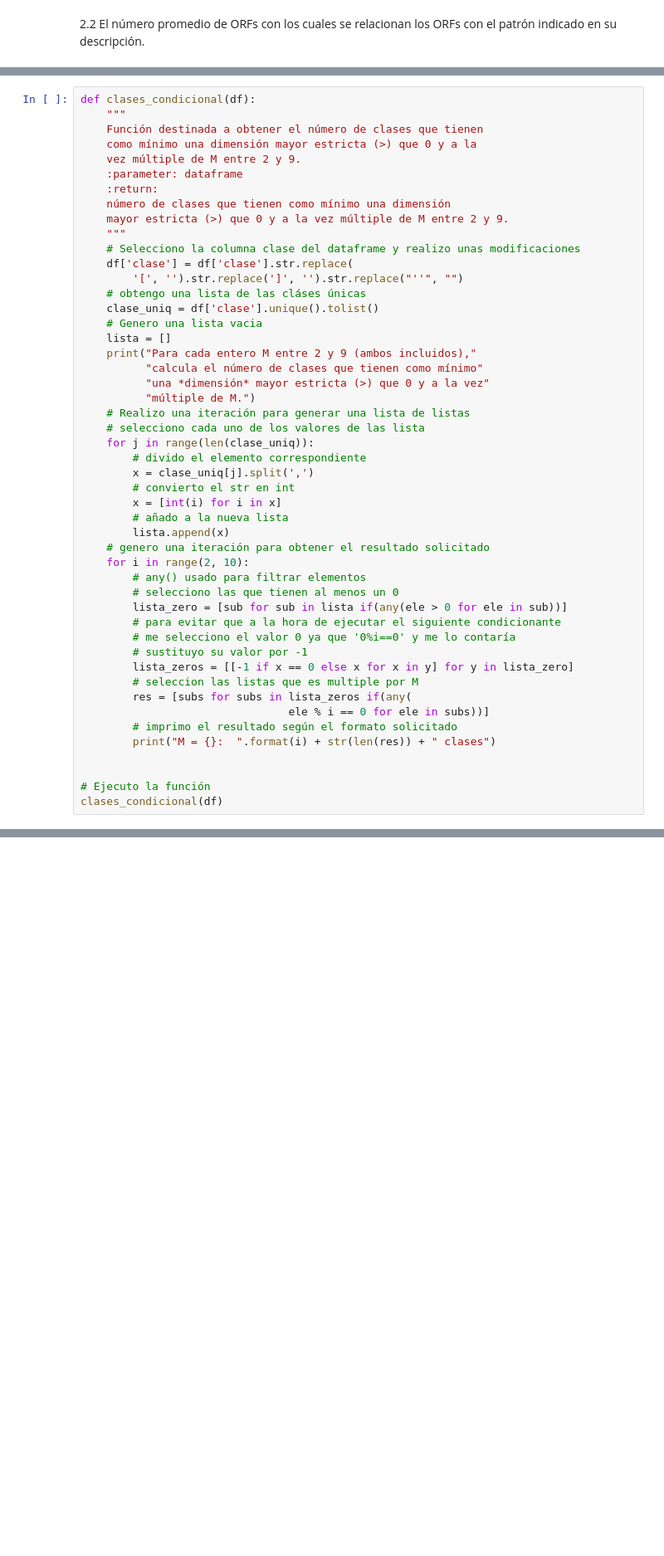
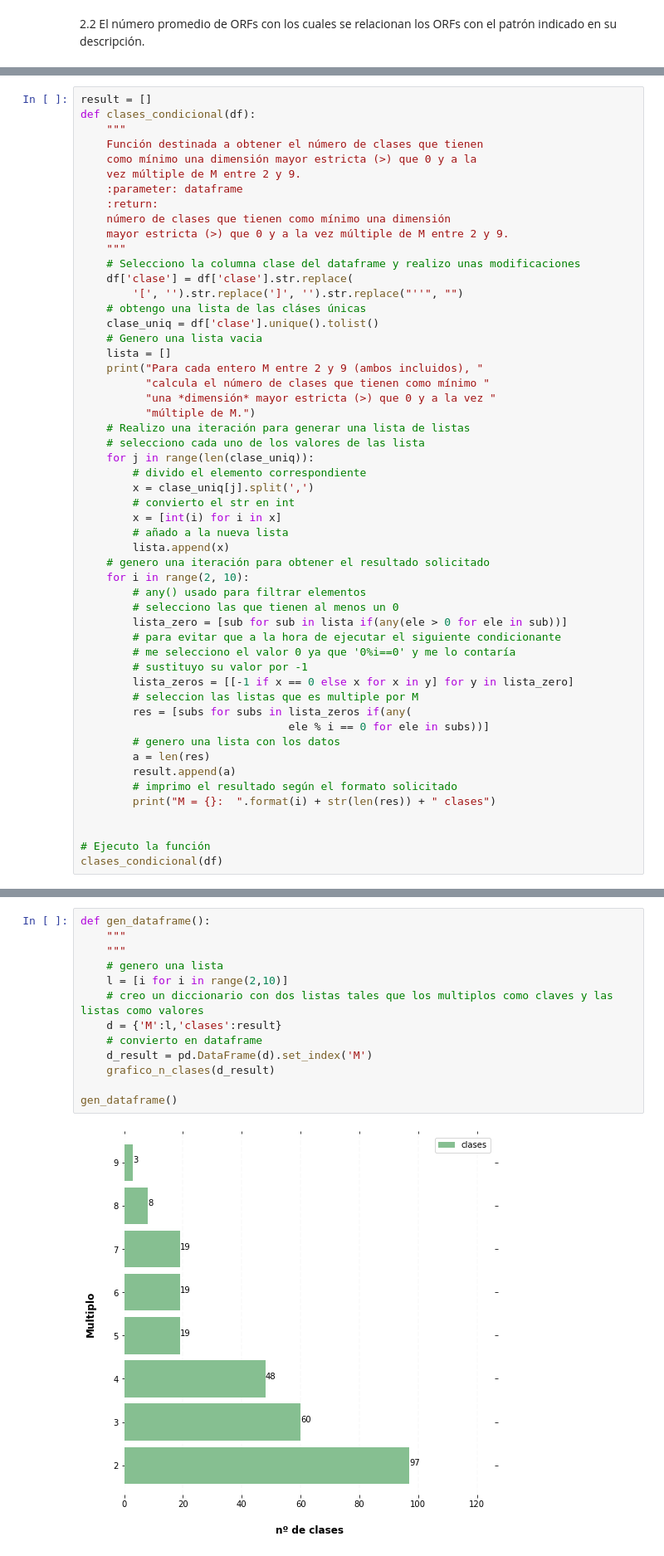
Before and after one commit to zumaia/PEC_4, a Jupyter notebook: PEC4-Oscar_Rojo.ipynb, the cells around one changed output, grey strips where cells are left out. Shown: that part at 83% size. Cells and saved outputs as stored; diff of their text form; blank space fills up the shorter version.

````diff
--- a/PEC4-Oscar_Rojo.ipynb
+++ b/PEC4-Oscar_Rojo.ipynb
@@ -627,6 +668,7 @@ M=9: ? clases
 ```
 donde ? representa un entero.
 # %%
+result = []
 def clases_condicional(df):
     """
     Función destinada a obtener el número de clases que tienen
@@ -644,9 +686,9 @@ def clases_condicional(df):
     clase_uniq = df['clase'].unique().tolist()
     # Genero una lista vacia
     lista = []
-    print("Para cada entero M entre 2 y 9 (ambos incluidos),"
-          "calcula el número de clases que tienen como mínimo"
-          "una *dimensión* mayor estricta (>) que 0 y a la vez"
+    print("Para cada entero M entre 2 y 9 (ambos incluidos), "
+          "calcula el número de clases que tienen como mínimo "
+          "una *dimensión* mayor estricta (>) que 0 y a la vez "
           "múltiple de M.")
     # Realizo una iteración para generar una lista de listas
     # selecciono cada uno de los valores de las lista
@@ -669,6 +711,9 @@ def clases_condicional(df):
         # seleccion las listas que es multiple por M
         res = [subs for subs in lista_zeros if(any(
                                 ele % i == 0 for ele in subs))]
+        # genero una lista con los datos
+        a = len(res)
+        result.append(a)
         # imprimo el resultado según el formato solicitado
         print("M = {}:  ".format(i) + str(len(res)) + " clases")
 
@@ -688,3 +766,18 @@ M = 9:  3 clases
+# %%
+def gen_dataframe():
+    """
+    """
+    # genero una lista
+    l = [i for i in range(2,10)]
+    # creo un diccionario con dos listas tales que los multiplos como claves y las listas como valores
+    d = {'M':l,'clases':result}
+    # convierto en dataframe
+    d_result = pd.DataFrame(d).set_index('M')
+    grafico_n_clases(d_result)
+
+gen_dataframe()
+# %% [output]
+[figure, added]
 # %% [markdown]
 Además, tendréis que generar código que permita representar todos los resultados gráficamente (excepto para el cálculo 1.1). Para cada función hará falta que penséis y justifiquéis qué tipo de gráfica es la más adecuada para representar el resultado.
 
````
Also changed, not shown: parts of 9 cells of this notebook, 5 other files.
